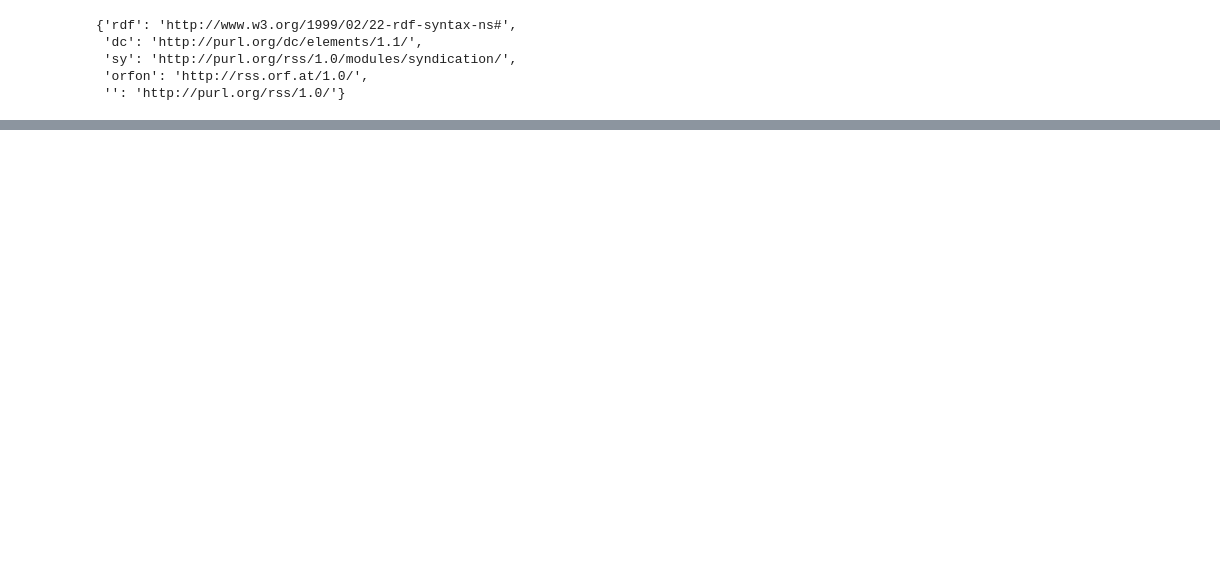
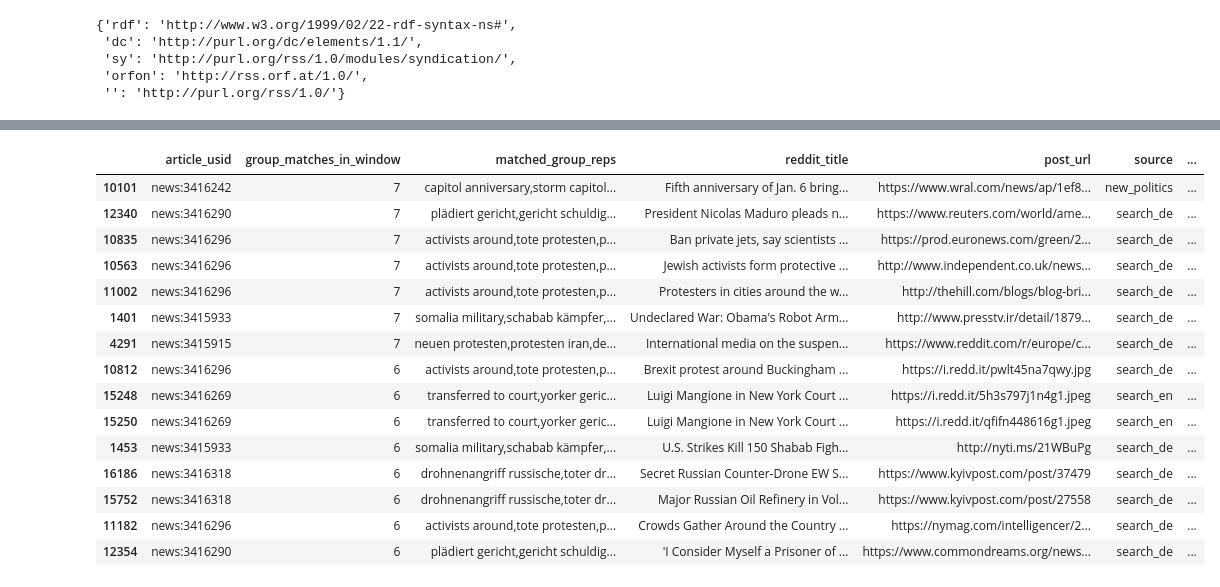
Before and after one commit to m2802h/BigData, a Jupyter notebook: Webscaping.ipynb, the cells around one changed output, grey strips where cells are left out. Drawn from its saved outputs; the diff is of its cells as text; code cells hidden in the pictures; blank space fills up the shorter version.

Commit message:
added reddit

```diff
--- a/Webscaping.ipynb
+++ b/Webscaping.ipynb
@@ -286,0 +846,52 @@ df.tail(10)
+# %%
+# =========================
+# TEST / AUDIT SCRIPT
+# =========================
+import pandas as pd
+
+OUT_CSV = "reddit_posts_minimal.csv"
+
+df_out = pd.read_csv(OUT_CSV, encoding="utf-8")
+
+print("Rows:", len(df_out))
+print("Unique articles:", df_out["article_usid"].nunique())
+print("Unique reddit posts:", df_out["reddit_id"].nunique())
+print("\nTop sources:")
+print(df_out["source"].value_counts().head(10))
+
+# --- per-article summary ---
+per_article = (
+    df_out.groupby("article_usid")
+    .agg(
+        kept=("reddit_id", "count"),
+        avg_group_matches=("group_matches_in_window", "mean"),
+        avg_word_count=("checked_word_count", "mean"),
+    )
+    .sort_values("kept", ascending=False)
+)
+
+display(per_article.head(20))
+
+# --- quick noise inspection: top matches & random sample ---
+best = df_out.sort_values(
+    ["group_matches_in_window", "checked_word_count"],
+    ascending=[False, True]
+).head(15)
+
+rand = df_out.sample(min(15, len(df_out)), random_state=42)
+
+display(best[[
+    "article_usid", "group_matches_in_window", "matched_group_reps",
+    "reddit_title", "post_url", "source", "reddit_permalink"
+]])
+
+display(rand[[
+    "article_usid", "group_matches_in_window", "matched_group_reps",
+    "reddit_title", "post_url", "source", "reddit_permalink"
+]])
+
+# --- optional: look at one specific article id quickly ---
+# example:
+# aid = "news:3415936"
+# display(df_out[df_out["article_usid"] == aid].head(50))
+# %% [output]
@@ -286,0 +930,16 @@ df.tail(10)
+|  | article_usid | group_matches_in_window | matched_group_reps | reddit_title | post_url | source | ... |
+| 10101 | news:3416242 | 7 | capitol anniversary,storm capitol... | Fifth anniversary of Jan. 6 bring... | https://www.wral.com/news/ap/1ef8... | new_politics | ... |
+| 12340 | news:3416290 | 7 | plädiert gericht,gericht schuldig... | President Nicolas Maduro pleads n... | https://www.reuters.com/world/ame... | search_de | ... |
+| 10835 | news:3416296 | 7 | activists around,tote protesten,p... | Ban private jets, say scientists ... | https://prod.euronews.com/green/2... | search_de | ... |
+| 10563 | news:3416296 | 7 | activists around,tote protesten,p... | Jewish activists form protective ... | http://www.independent.co.uk/news... | search_de | ... |
+| 11002 | news:3416296 | 7 | activists around,tote protesten,p... | Protesters in cities around the w... | http://thehill.com/blogs/blog-bri... | search_de | ... |
+| 1401 | news:3415933 | 7 | somalia military,schabab kämpfer,... | Undeclared War: Obama's Robot Arm... | http://www.presstv.ir/detail/1879... | search_de | ... |
+| 4291 | news:3415915 | 7 | neuen protesten,protesten iran,de... | International media on the suspen... | https://www.reddit.com/r/europe/c... | search_de | ... |
+| 10812 | news:3416296 | 6 | activists around,tote protesten,p... | Brexit protest around Buckingham ... | https://i.redd.it/pwlt45na7qwy.jpg | search_de | ... |
+| 15248 | news:3416269 | 6 | transferred to court,yorker geric... | Luigi Mangione in New York Court ... | https://i.redd.it/5h3s797j1n4g1.jpeg | search_en | ... |
+| 15250 | news:3416269 | 6 | transferred to court,yorker geric... | Luigi Mangione in New York Court ... | https://i.redd.it/qfifn448616g1.jpeg | search_en | ... |
+| 1453 | news:3415933 | 6 | somalia military,schabab kämpfer,... | U.S. Strikes Kill 150 Shabab Figh... | http://nyti.ms/21WBuPg | search_de | ... |
+| 16186 | news:3416318 | 6 | drohnenangriff russische,toter dr... | Secret Russian Counter-Drone EW S... | https://www.kyivpost.com/post/37479 | search_de | ... |
+| 15752 | news:3416318 | 6 | drohnenangriff russische,toter dr... | Major Russian Oil Refinery in Vol... | https://www.kyivpost.com/post/27558 | search_de | ... |
+| 11182 | news:3416296 | 6 | activists around,tote protesten,p... | Crowds Gather Around the Country ... | https://nymag.com/intelligencer/2... | search_de | ... |
+| 12354 | news:3416290 | 6 | plädiert gericht,gericht schuldig... | 'I Consider Myself a Prisoner of ... | https://www.commondreams.org/news... | search_de | ... |
```
Also changed, not shown: parts of 12 cells of this notebook, 3 other files.
